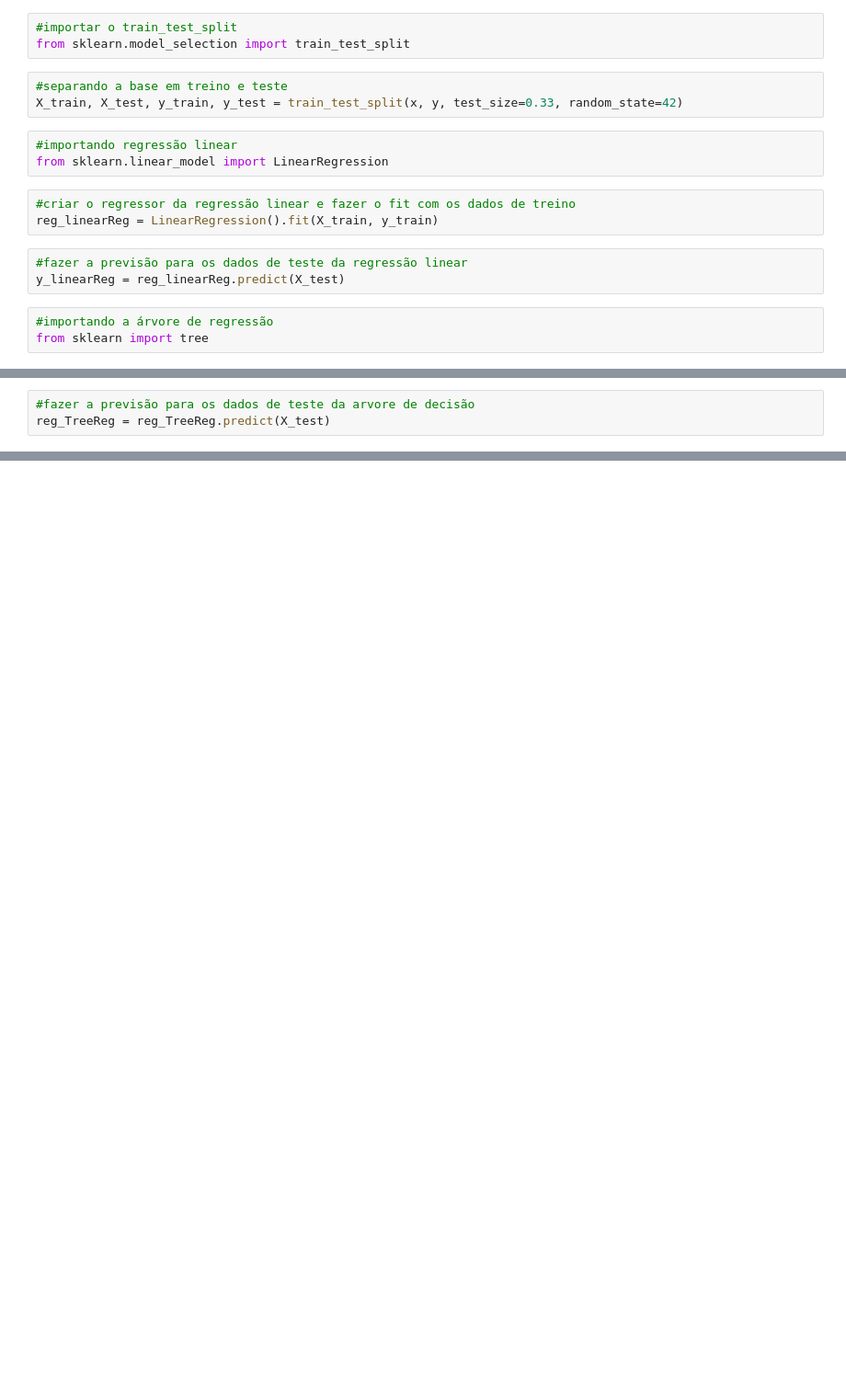
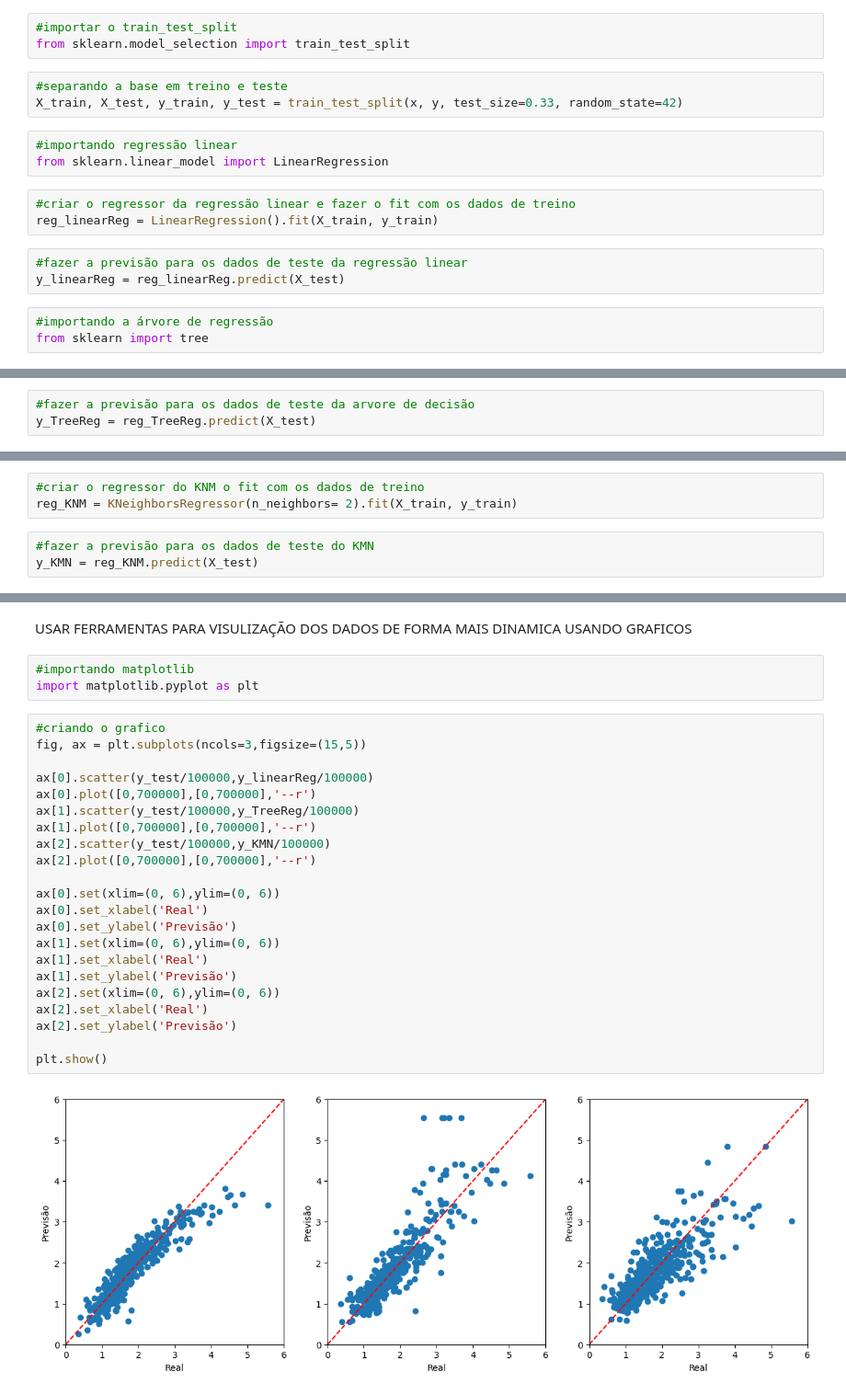
Before and after one commit to gabrielPnunes/jupyter_notebook_testes, a Jupyter notebook: HousePrices.ipynb, the cells around one changed output, grey strips where cells are left out. Shown at 92% size. Drawn from its saved outputs; the diff is of its cells as text; blank space fills up the shorter version.

```diff
--- a/HousePrices.ipynb
+++ b/HousePrices.ipynb
@@ -194,4 +195,4 @@ from sklearn import tree
 reg_TreeReg = tree.DecisionTreeRegressor(random_state=42).fit(X_train, y_train)
 # %%
 #fazer a previsão para os dados de teste da arvore de decisão
-reg_TreeReg = reg_TreeReg.predict(X_test)
+y_TreeReg = reg_TreeReg.predict(X_test)
@@ -197,0 +202,6 @@ reg_TreeReg = reg_TreeReg.predict(X_test)
+# %%
+#criar o regressor do KNM o fit com os dados de treino
+reg_KNM = KNeighborsRegressor(n_neighbors= 2).fit(X_train, y_train)
+# %%
+#fazer a previsão para os dados de teste do KMN
+y_KMN = reg_KNM.predict(X_test)
@@ -197,0 +235,29 @@ reg_TreeReg = reg_TreeReg.predict(X_test)
+# %% [markdown]
+USAR FERRAMENTAS PARA VISULIZAÇÃO DOS DADOS DE FORMA MAIS DINAMICA USANDO GRAFICOS
+# %%
+#importando matplotlib
+import matplotlib.pyplot as plt
+# %%
+#criando o grafico
+fig, ax = plt.subplots(ncols=3,figsize=(15,5))
+
+ax[0].scatter(y_test/100000,y_linearReg/100000)
+ax[0].plot([0,700000],[0,700000],'--r')
+ax[1].scatter(y_test/100000,y_TreeReg/100000)
+ax[1].plot([0,700000],[0,700000],'--r')
+ax[2].scatter(y_test/100000,y_KMN/100000)
+ax[2].plot([0,700000],[0,700000],'--r')
+
+ax[0].set(xlim=(0, 6),ylim=(0, 6))
+ax[0].set_xlabel('Real')
+ax[0].set_ylabel('Previsão')
+ax[1].set(xlim=(0, 6),ylim=(0, 6))
+ax[1].set_xlabel('Real')
+ax[1].set_ylabel('Previsão')
+ax[2].set(xlim=(0, 6),ylim=(0, 6))
+ax[2].set_xlabel('Real')
+ax[2].set_ylabel('Previsão')
+
+plt.show()
+# %% [output]
+[figure, added]
```
Also changed, not shown: parts of 8 cells of this notebook.
